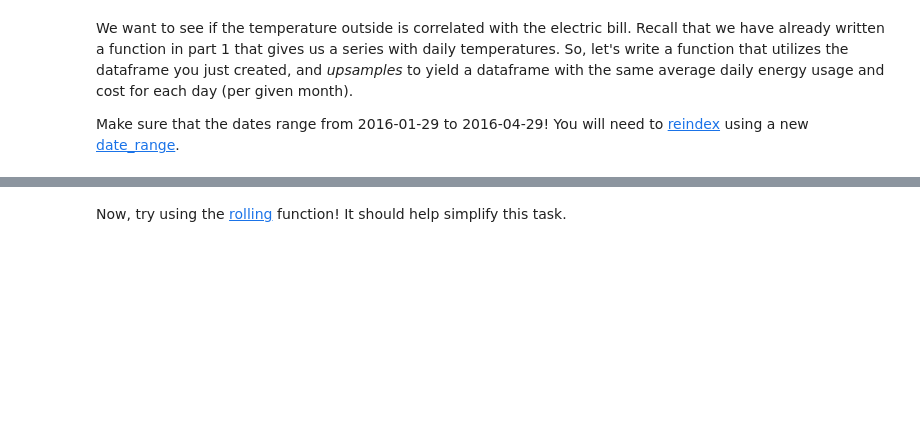
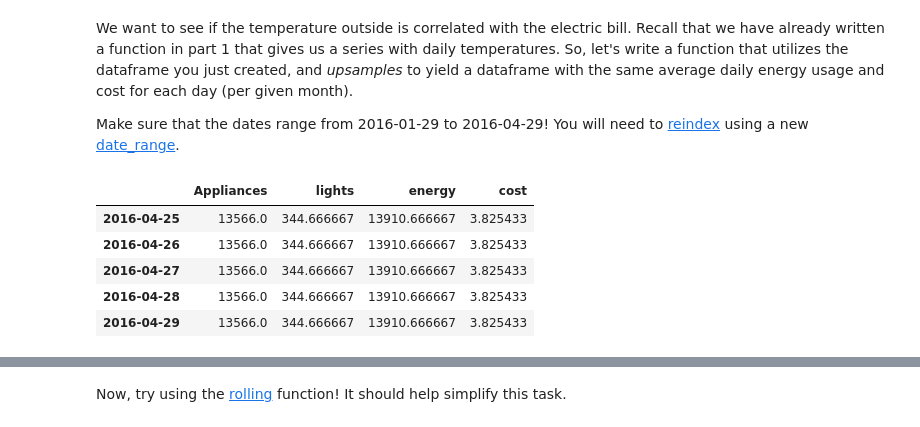
Before and after one commit to sjham16/lab-6-template, a Jupyter notebook: lab-6.ipynb, the cells around one changed output, grey strips where cells are left out. Cells and saved outputs as stored; diff of their text form; code cells hidden in the pictures; blank space fills up the shorter version.

```diff
--- a/lab-6.ipynb
+++ b/lab-6.ipynb
@@ -40,17 +45,3 @@ First, complete `get_data()` by reading in the csv file. Then, make sure the dat
 Next, starting on the first date, write a function `get_outdoor_daily_temp()` to return a *series* with the average outdoor temperature in degrees Farenheit ($^\circ F$) for each day. Here's the conversion formula:
 
 $$\bigg(C * \frac{9}{5}\bigg) + 32 = F$$
-# %%
-def get_data():
-    # YOUR CODE HERE
-    raise NotImplementedError()
-
-def get_outdoor_daily_temp(df):
-    # YOUR CODE HERE
-    raise NotImplementedError()
-
-def c_to_f(c):
-    # YOUR CODE HERE
-    raise NotImplementedError()
-
-get_outdoor_daily_temp(get_data()).head()
@@ -78,13 +101,17 @@ Now we want to calculate this household's electric bill for each *business month
 
 To do so, note that the average electricity rate in Belgium in 2016 was ~$27.5¢$ per kWh (1000 Wh = 1 kWh).
 Return a dataframe with the total energy consumed (column named `energy`) and total cost (column named `cost`) for each billing cycle from January to April (the indices should be labeled with the FIRST DAY of the billing cycle). Hint: the docs for [resample](https://pandas.pydata.org/pandas-docs/stable/reference/api/pandas.DataFrame.resample.html) might be useful!
-# %%
-import datetime
-
-df = get_data()
-
-def get_monthly_bill(df):
-    # YOUR CODE HERE
-    raise NotImplementedError()
-
-get_monthly_bill(df)
+# %%
+import datetime
+
+df = get_data()
+
+def get_monthly_bill(df):
+    df = df['2016-01-30':'2016-04-29'][['Appliances', 'lights']]
+    df['energy'] = df['Appliances'] + df['lights']
+    df = df.resample('BM', label = 'left').sum()
+    df['cost'] = df['energy'] * (0.275 / 1000)
+    return df
+
+
+get_monthly_bill(df)
@@ -95,12 +128,20 @@ Make sure that the dates range from 2016-01-29 to 2016-04-29! You will need to [
 # %%
 df = get_data()
 df = get_monthly_bill(df)
 
 def extrapolate_daily_bill(df):
-    # YOUR CODE HERE
-    raise NotImplementedError()
+    quarter = pd.date_range('2016-01-29', '2016-04-29')
+    df = df.reindex(quarter).resample('D').asfreq().divide(30).ffill()
+    return df
 
 extrapolate_daily_bill(df).tail()
+# %% [output]
+|  | Appliances | lights | energy | cost |
+| 2016-04-25 | 13566.0 | 344.666667 | 13910.666667 | 3.825433 |
+| 2016-04-26 | 13566.0 | 344.666667 | 13910.666667 | 3.825433 |
+| 2016-04-27 | 13566.0 | 344.666667 | 13910.666667 | 3.825433 |
+| 2016-04-28 | 13566.0 | 344.666667 | 13910.666667 | 3.825433 |
+| 2016-04-29 | 13566.0 | 344.666667 | 13910.666667 | 3.825433 |
 # %%
 df = get_data()
 daily_temp = get_outdoor_daily_temp(df)['2016-01-29':'2016-04-29']
```
Also changed, not shown: parts of 9 cells of this notebook.
